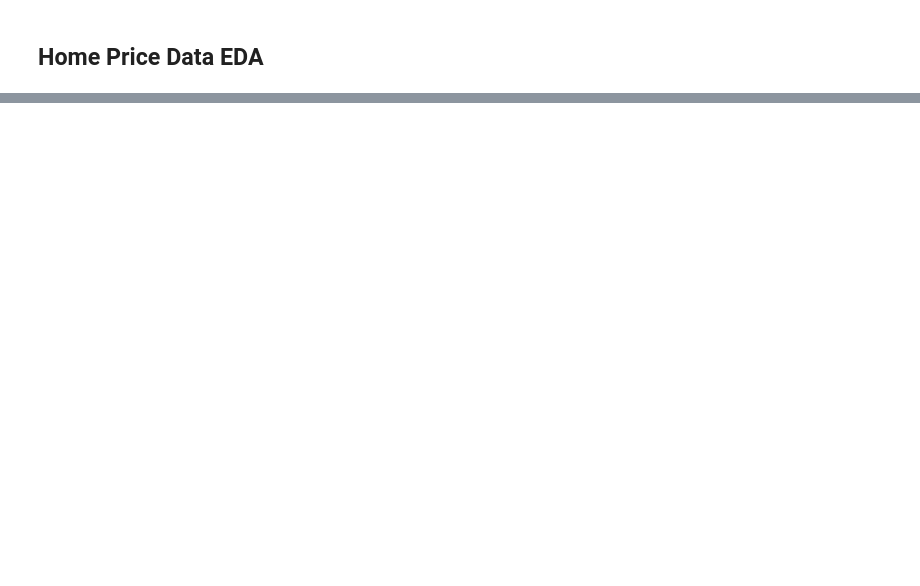
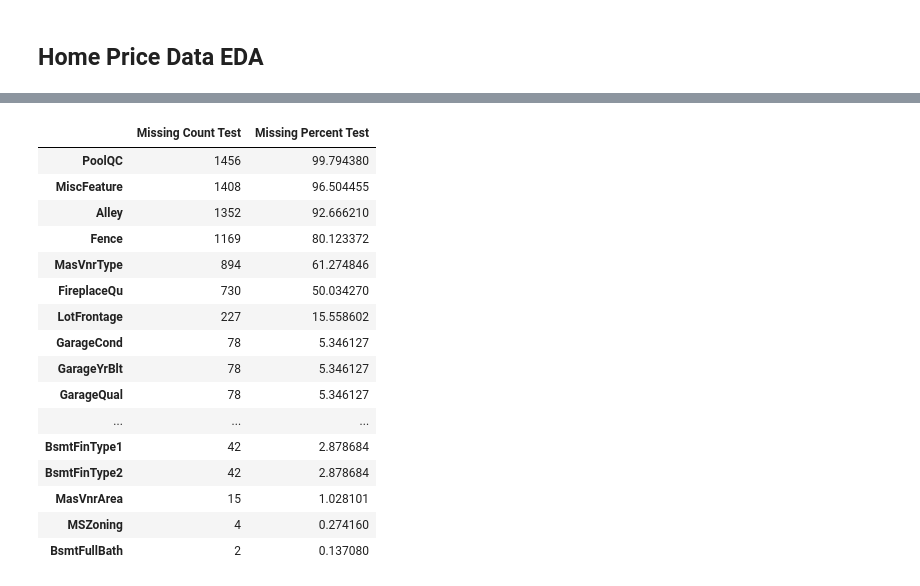
Before and after one commit to subbeeftobeans/House_Prices, a Jupyter notebook: Home_Data_ EDA.ipynb, the cells around one changed output, grey strips where cells are left out. Drawn from its saved outputs; the diff is of its cells as text; code cells hidden in the pictures; blank space fills up the shorter version.

```diff
--- a/Home_Data_ EDA.ipynb
+++ b/Home_Data_ EDA.ipynb
@@ -6,2 +8,4 @@ import numpy as np
 # %%
+# load training and testing data
 train = pd.read_csv('/Users/ryleighbergmann/House_Prices/Original Data/train.csv')
+test = pd.read_csv('/Users/ryleighbergmann/House_Prices/Original Data/test.csv')
@@ -71,0 +181,16 @@ train['SalePrice'].hist()
+# %%
+# Fill missing categorical values with "None"
+for column in none_columns:
+    if column in train.columns:
+        train[column] = train[column].fillna("None")
+
+    if column in test.columns:
+        test[column] = test[column].fillna("None")
+
+# Fill missing numerical values with 0
+for column in zero_columns:
+    if column in train.columns:
+        train[column] = train[column].fillna(0)
+
+    if column in test.columns:
+        test[column] = test[column].fillna(0)
@@ -71,0 +263,33 @@ train['SalePrice'].hist()
+# %%
+missing_count_test = test.isnull().sum()
+
+# Calculate percentage of missing values
+missing_percent = (missing_count_test / len(test)) * 100
+
+# Combine results into a table
+missing_table = pd.DataFrame({
+    "Missing Count Test": missing_count_test,
+    "Missing Percent Test": missing_percent
+})
+
+# Show columns with missing values, highest percentage first
+missing_table = missing_table[missing_table["Missing Count Test"] > 0]
+missing_table.sort_values("Missing Percent Test", ascending=False).head(20)
+# %% [output]
+|  | Missing Count Test | Missing Percent Test |
+| PoolQC | 1456 | 99.794380 |
+| MiscFeature | 1408 | 96.504455 |
+| Alley | 1352 | 92.666210 |
+| Fence | 1169 | 80.123372 |
+| MasVnrType | 894 | 61.274846 |
+| FireplaceQu | 730 | 50.034270 |
+| LotFrontage | 227 | 15.558602 |
+| GarageCond | 78 | 5.346127 |
+| GarageYrBlt | 78 | 5.346127 |
+| GarageQual | 78 | 5.346127 |
+| ... | ... | ... |
+| BsmtFinType1 | 42 | 2.878684 |
+| BsmtFinType2 | 42 | 2.878684 |
+| MasVnrArea | 15 | 1.028101 |
+| MSZoning | 4 | 0.274160 |
+| BsmtFullBath | 2 | 0.137080 |
```
Also changed, not shown: parts of 25 cells of this notebook, 3 other files.
